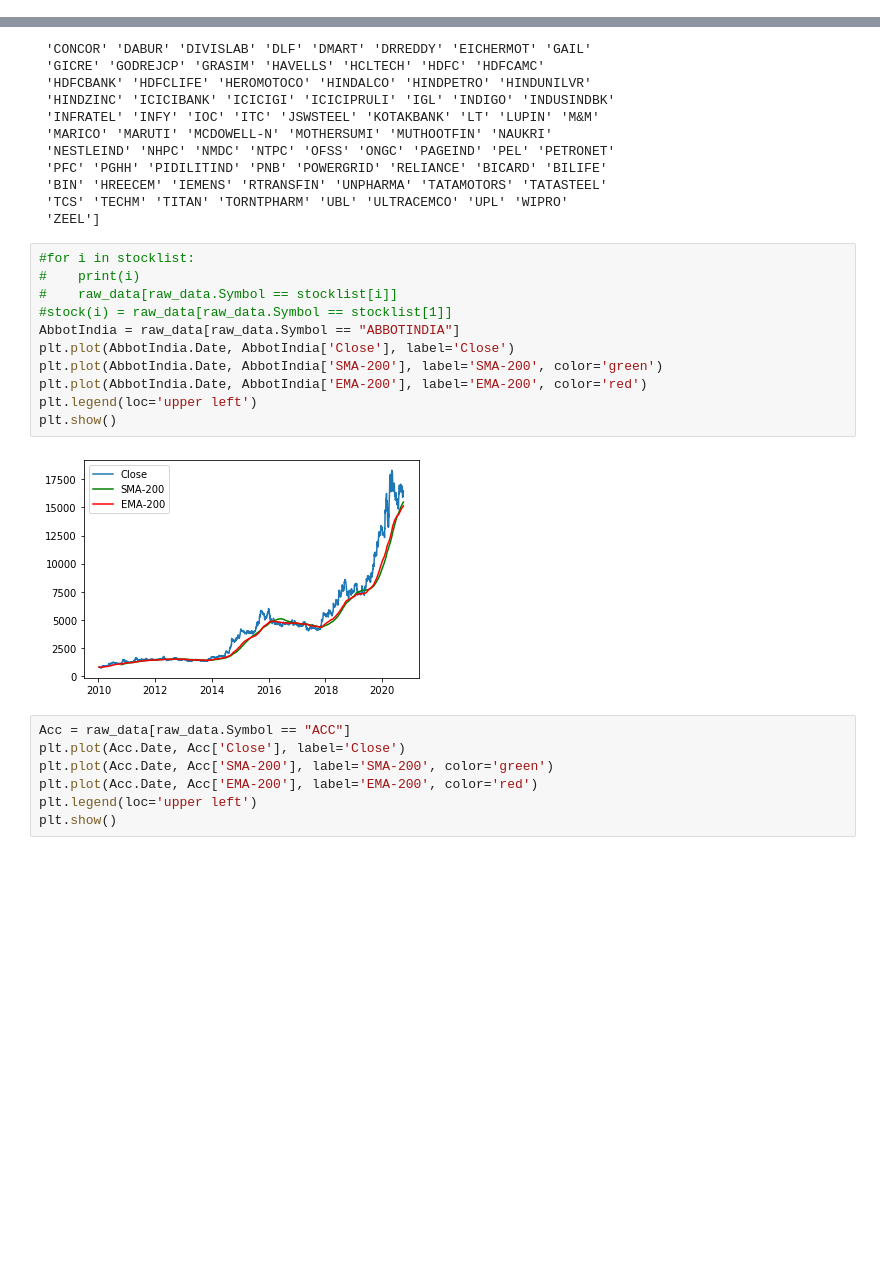
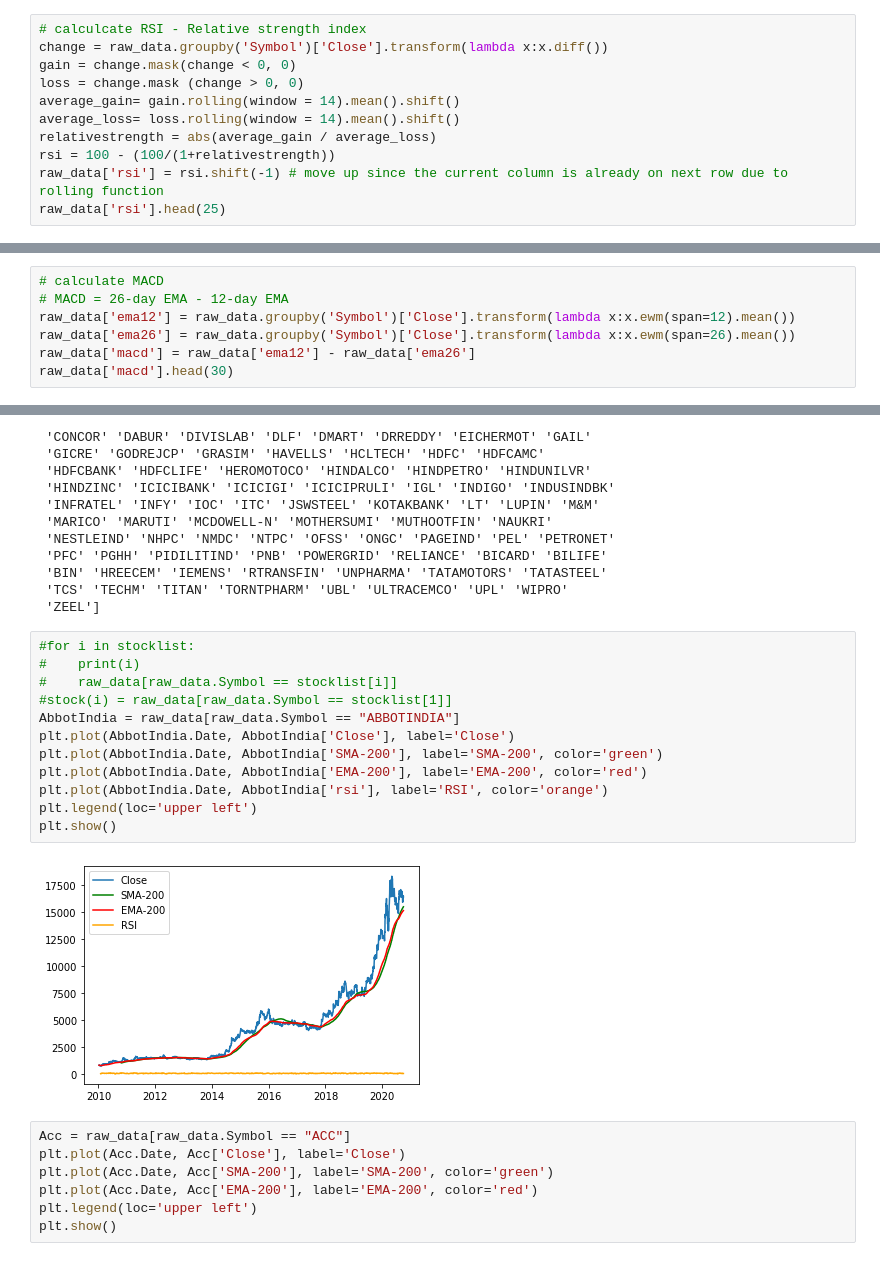
Before and after one commit to rsnaraya/IPBA, a Jupyter notebook: CaseStudy - Stock prediction.ipynb, the cells around one changed output, grey strips where cells are left out. Drawn from its saved outputs; the diff is of its cells as text; blank space fills up the shorter version.

Commit message:
inclusion of RSI and MACD

```diff
--- a/CaseStudy - Stock prediction.ipynb
+++ b/CaseStudy - Stock prediction.ipynb
@@ -99,0 +79,11 @@ raw_data.head(50)
+# %%
+# calculcate RSI - Relative strength index
+change = raw_data.groupby('Symbol')['Close'].transform(lambda x:x.diff())
+gain = change.mask(change < 0, 0)
+loss = change.mask (change > 0, 0)
+average_gain= gain.rolling(window = 14).mean().shift()
+average_loss= loss.rolling(window = 14).mean().shift()
+relativestrength = abs(average_gain / average_loss)
+rsi = 100 - (100/(1+relativestrength))
+raw_data['rsi'] = rsi.shift(-1) # move up since the current column is already on next row due to rolling function
+raw_data['rsi'].head(25)
@@ -99,0 +108,7 @@ raw_data.head(50)
+# %%
+# calculate MACD
+# MACD = 26-day EMA - 12-day EMA
+raw_data['ema12'] = raw_data.groupby('Symbol')['Close'].transform(lambda x:x.ewm(span=12).mean())
+raw_data['ema26'] = raw_data.groupby('Symbol')['Close'].transform(lambda x:x.ewm(span=26).mean())
+raw_data['macd'] = raw_data['ema12'] - raw_data['ema26']
+raw_data['macd'].head(30)
@@ -218,16 +272,17 @@ print(stocklist)
 # %%
 #for i in stocklist:
 #    print(i)
 #    raw_data[raw_data.Symbol == stocklist[i]]
 #stock(i) = raw_data[raw_data.Symbol == stocklist[1]]
 AbbotIndia = raw_data[raw_data.Symbol == "ABBOTINDIA"]
 plt.plot(AbbotIndia.Date, AbbotIndia['Close'], label='Close')
 plt.plot(AbbotIndia.Date, AbbotIndia['SMA-200'], label='SMA-200', color='green')
 plt.plot(AbbotIndia.Date, AbbotIndia['EMA-200'], label='EMA-200', color='red')
+plt.plot(AbbotIndia.Date, AbbotIndia['rsi'], label='RSI', color='orange')
 plt.legend(loc='upper left')
 plt.show()
 # %% [output]
-[figure, old version]
+[figure, new version]
 # %%
 Acc = raw_data[raw_data.Symbol == "ACC"]
 plt.plot(Acc.Date, Acc['Close'], label='Close')
```
Also changed, not shown: parts of 8 cells of this notebook.
